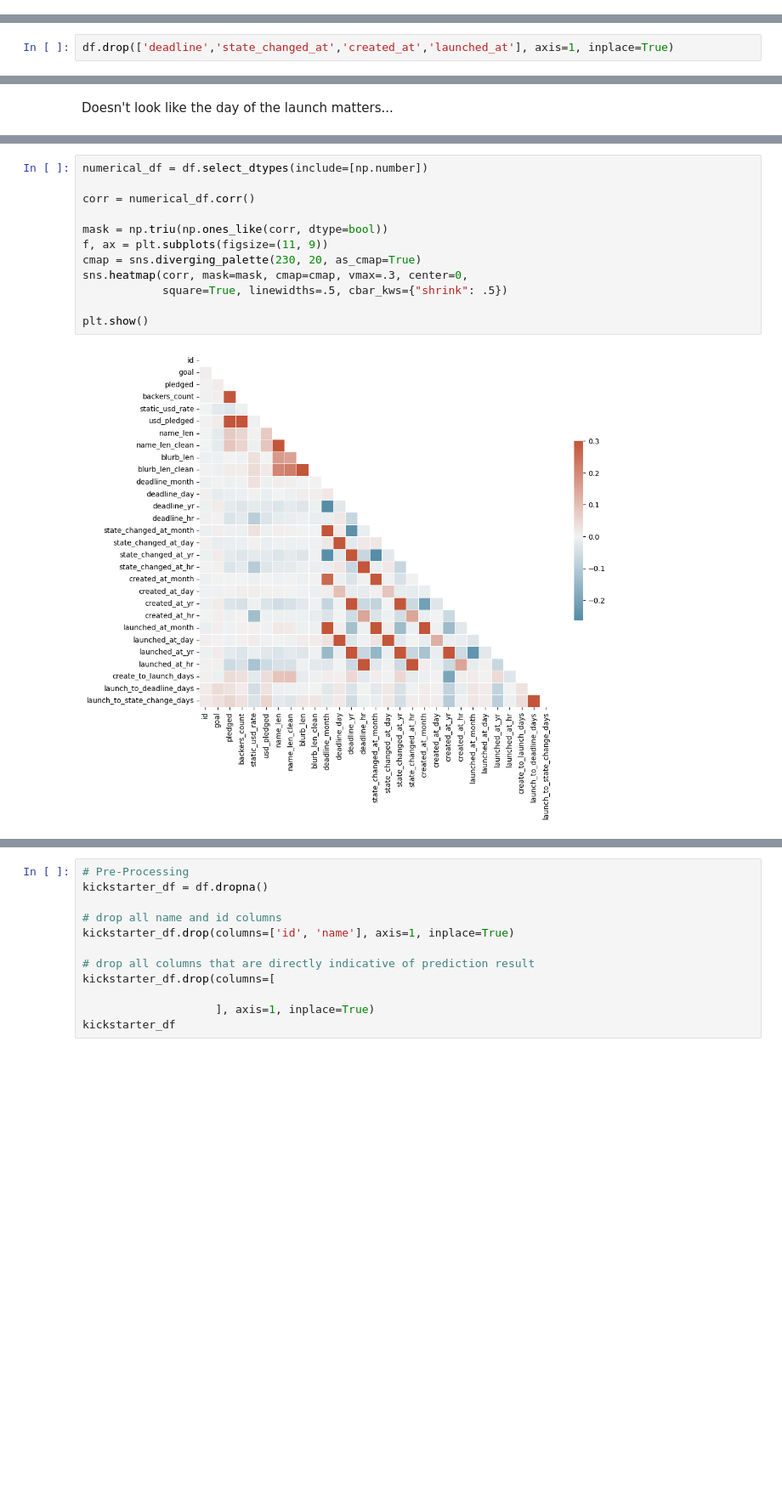
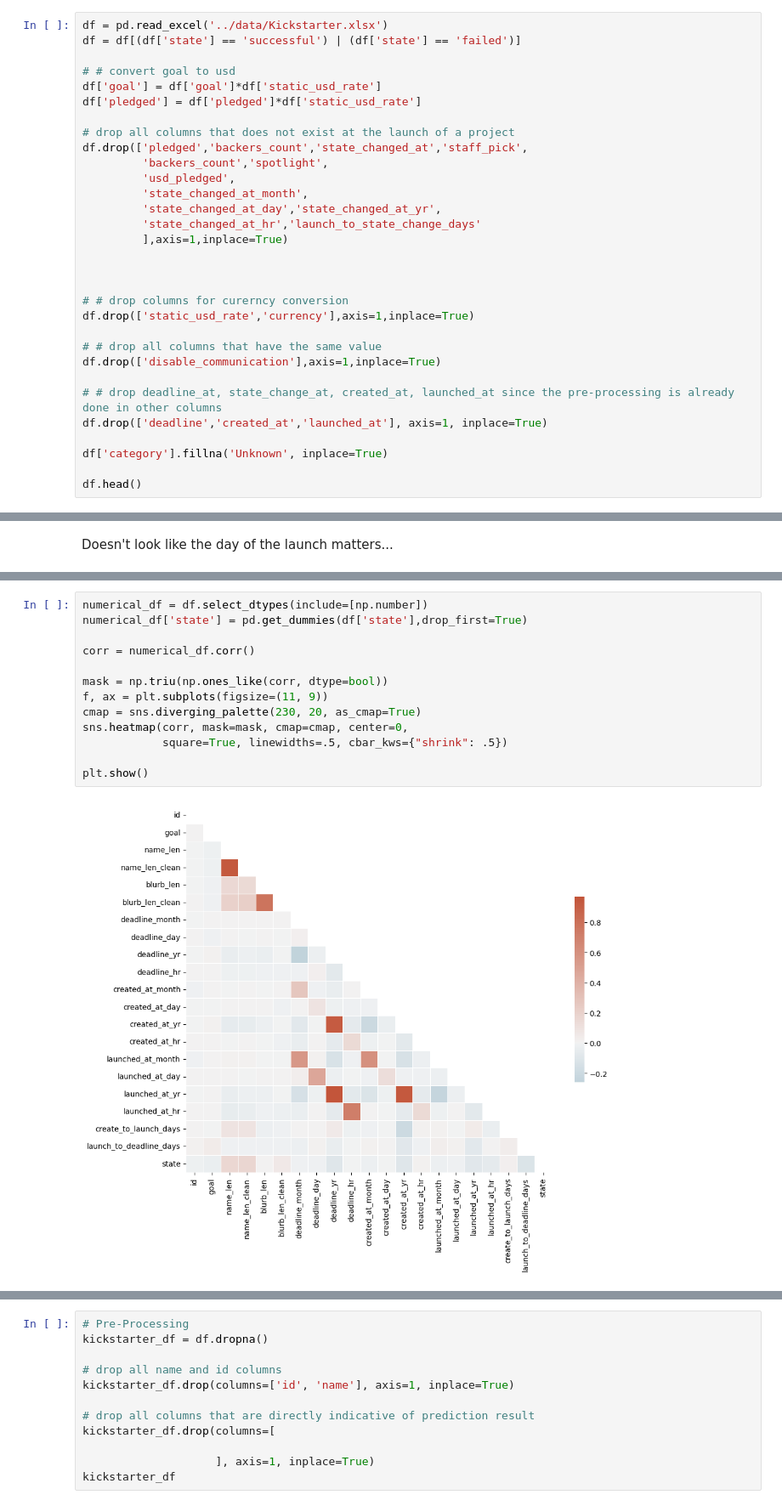
Before and after one commit to yiyiyang81/insy662-individual-project, a Jupyter notebook: data/eda.ipynb, the cells around one changed output, grey strips where cells are left out. Shown at 85% size. Drawn from its saved outputs; the diff is of its cells as text; blank space fills up the shorter version.

```diff
--- a/data/eda.ipynb
+++ b/data/eda.ipynb
@@ -16,0 +8,31 @@ df.head()
+# %%
+df = pd.read_excel('../data/Kickstarter.xlsx')
+df = df[(df['state'] == 'successful') | (df['state'] == 'failed')]
+
+# # convert goal to usd
+df['goal'] = df['goal']*df['static_usd_rate']
+df['pledged'] = df['pledged']*df['static_usd_rate']
+
+# drop all columns that does not exist at the launch of a project
+df.drop(['pledged','backers_count','state_changed_at','staff_pick',
+         'backers_count','spotlight',
+         'usd_pledged',
+         'state_changed_at_month',
+         'state_changed_at_day','state_changed_at_yr',
+         'state_changed_at_hr','launch_to_state_change_days'
+         ],axis=1,inplace=True)
+
+
+
+# # drop columns for curerncy conversion
+df.drop(['static_usd_rate','currency'],axis=1,inplace=True)
+
+# # drop all columns that have the same value
+df.drop(['disable_communication'],axis=1,inplace=True)
+
+# # drop deadline_at, state_change_at, created_at, launched_at since the pre-processing is already done in other columns
+df.drop(['deadline','created_at','launched_at'], axis=1, inplace=True)
+
+df['category'].fillna('Unknown', inplace=True)
+
+df.head()
@@ -32,2 +60,0 @@ We can drop deadline_at, state_change_at, created_at, launched_at since the pre-
-# %%
-df.drop(['deadline','state_changed_at','created_at','launched_at'], axis=1, inplace=True)
@@ -134,14 +217,15 @@ df.describe()
 # %%
 numerical_df = df.select_dtypes(include=[np.number])
+numerical_df['state'] = pd.get_dummies(df['state'],drop_first=True)
 
 corr = numerical_df.corr()
 
 mask = np.triu(np.ones_like(corr, dtype=bool))
 f, ax = plt.subplots(figsize=(11, 9))
 cmap = sns.diverging_palette(230, 20, as_cmap=True)
-sns.heatmap(corr, mask=mask, cmap=cmap, vmax=.3, center=0,
+sns.heatmap(corr, mask=mask, cmap=cmap, center=0,
             square=True, linewidths=.5, cbar_kws={"shrink": .5})
 
 plt.show()
 # %% [output]
-[figure, old version]
+[figure, new version]
```
Also changed, not shown: parts of 23 cells of this notebook, 5 other files.
